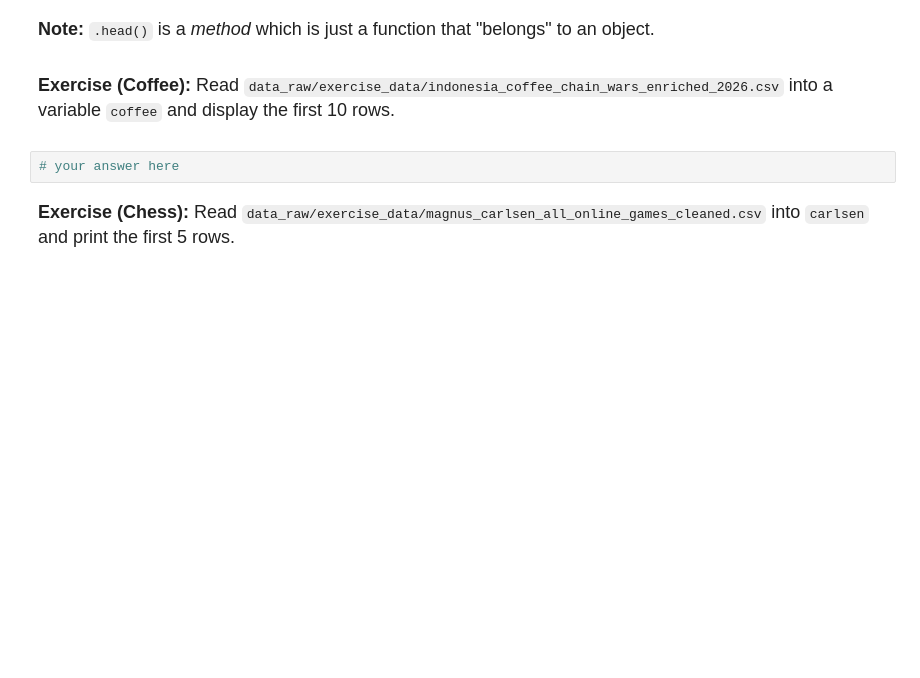
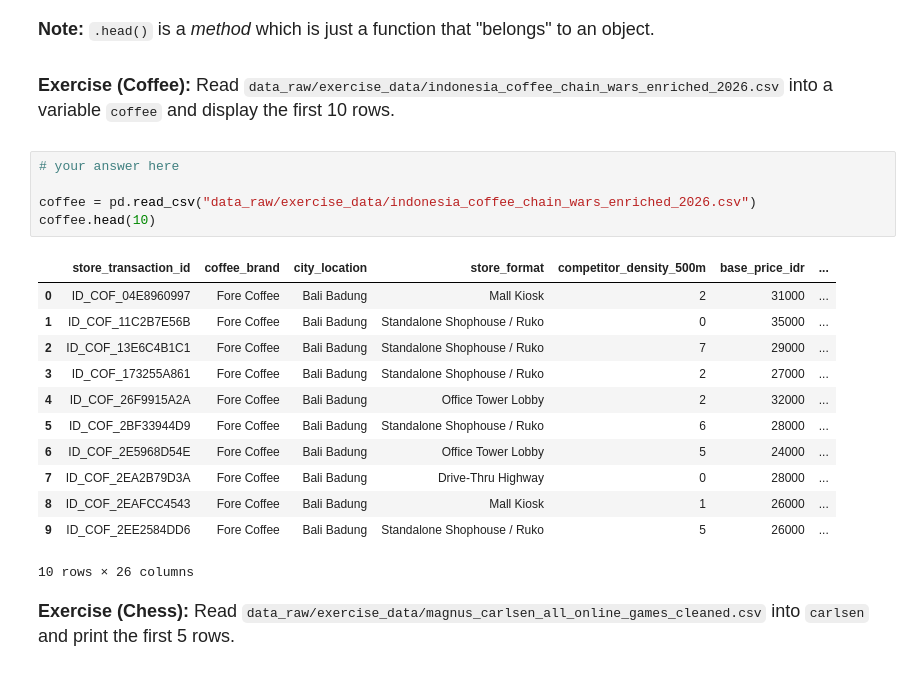
Before and after one commit to Michal-Fink/datasci185fall2026, a Jupyter notebook: Lecture_17_Pandas/lecture_17_Pandas_basics.ipynb, the cells around one changed output. Cells and saved outputs as stored; diff of their text form; blank space fills up the shorter version.

```diff
--- a/Lecture_17_Pandas/lecture_17_Pandas_basics.ipynb
+++ b/Lecture_17_Pandas/lecture_17_Pandas_basics.ipynb
@@ -87,6 +144,22 @@ display(carfeatures.head(7))
 **Exercise (Coffee):** Read `data_raw/exercise_data/indonesia_coffee_chain_wars_enriched_2026.csv` into a variable `coffee` and display the first 10 rows.
 # %%
 # your answer here
+
+coffee = pd.read_csv("data_raw/exercise_data/indonesia_coffee_chain_wars_enriched_2026.csv")
+coffee.head(10)
+# %% [output]
+|  | store_transaction_id | coffee_brand | city_location | store_format | competitor_density_500m | base_price_idr | ... |
+| 0 | ID_COF_04E8960997 | Fore Coffee | Bali Badung | Mall Kiosk | 2 | 31000 | ... |
+| 1 | ID_COF_11C2B7E56B | Fore Coffee | Bali Badung | Standalone Shophouse / Ruko | 0 | 35000 | ... |
+| 2 | ID_COF_13E6C4B1C1 | Fore Coffee | Bali Badung | Standalone Shophouse / Ruko | 7 | 29000 | ... |
+| 3 | ID_COF_173255A861 | Fore Coffee | Bali Badung | Standalone Shophouse / Ruko | 2 | 27000 | ... |
+| 4 | ID_COF_26F9915A2A | Fore Coffee | Bali Badung | Office Tower Lobby | 2 | 32000 | ... |
+| 5 | ID_COF_2BF33944D9 | Fore Coffee | Bali Badung | Standalone Shophouse / Ruko | 6 | 28000 | ... |
+| 6 | ID_COF_2E5968D54E | Fore Coffee | Bali Badung | Office Tower Lobby | 5 | 24000 | ... |
+| 7 | ID_COF_2EA2B79D3A | Fore Coffee | Bali Badung | Drive-Thru Highway | 0 | 28000 | ... |
+| 8 | ID_COF_2EAFCC4543 | Fore Coffee | Bali Badung | Mall Kiosk | 1 | 26000 | ... |
+| 9 | ID_COF_2EE2584DD6 | Fore Coffee | Bali Badung | Standalone Shophouse / Ruko | 5 | 26000 | ... |
+10 rows × 26 columns
 # %% [markdown]
 <font size = "4">
 
```
Also changed, not shown: parts of 66 cells of this notebook, 1 other file.
